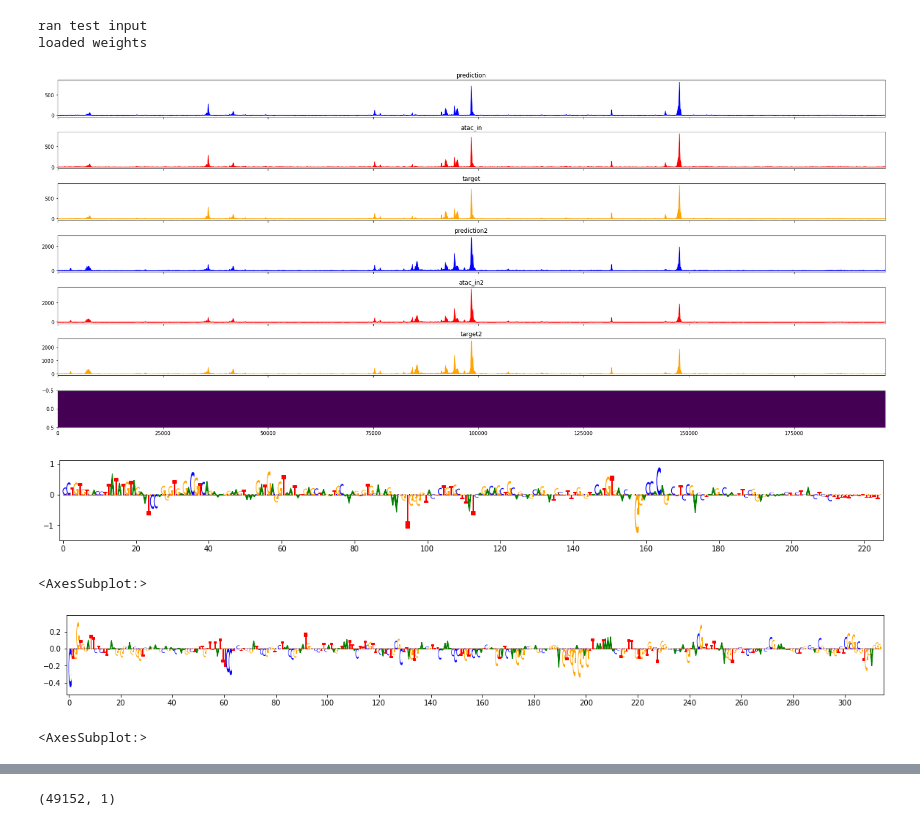
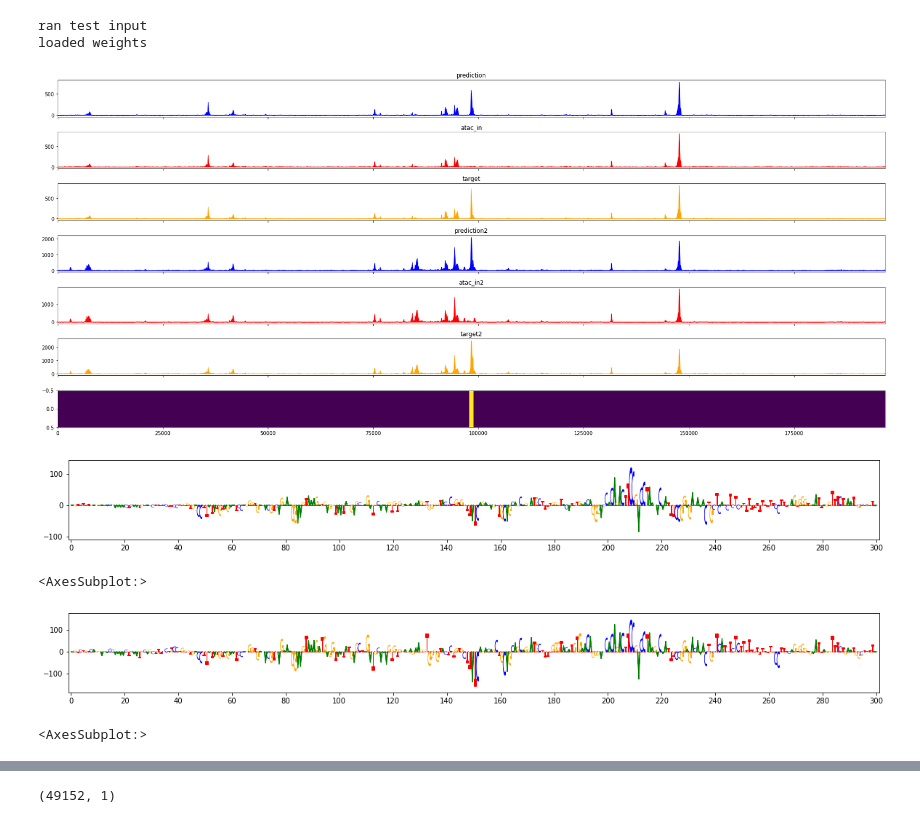
Before and after one commit to abuchin/genformer, a Jupyter notebook: visualization/plot_tracks_masked.ipynb, the cells around one changed output, grey strips where cells are left out. Drawn from its saved outputs; the diff is of its cells as text; code cells hidden in the pictures.

```diff
--- a/visualization/plot_tracks_masked.ipynb
+++ b/visualization/plot_tracks_masked.ipynb
@@ -97,12 +110,12 @@ model = aformer.aformer(kernel_transformation='relu_kernel_transformation',
                         use_rot_emb = True,
                         use_mask_pos = False,
                         normalize = True,
-                        num_transformer_layers=7,
+                        num_transformer_layers=6,
                         inits_type="enformer_performer",
                         load_init=False,
                         stable_variant=False,
                         freeze_conv_layers=False,
-                        filter_list_seq=[512,640,768,896,1024,1152],
+                        filter_list_seq=[768,896,1024,1152,1280,1536],
                         filter_list_atac=[32,64],
                         output_heads=["human","mouse","rhesus","rat"],
                         learnable_PE=True)
@@ -111,8 +124,9 @@ model = aformer.aformer(kernel_transformation='relu_kernel_transformation',
 test = tf.ones((1,262144,4)),tf.ones((1,65536,1))#,tf.ones((1,1,1536))
 model(test,training=False)
 print('ran test input')
-#model.load_weights("gs://picard-testing-176520/genformer_atac_pretrain/models/aformer_hg_mm_rm_rat_262k_load-True_LR-0.01_T-6_D-0.3_2023-04-18_12:37:42/iteration_12/saved_model")
-model.load_weights("gs://picard-testing-176520/genformer_atac_pretrain/models/aformer_hg_262k_load-True_LR-0.01_T-7_D-0.3_2023-04-13_15:39:43/final/saved_model")
+#model.load_weights("gs://picard-testing-176520/genformer_atac_pretrain/models/aformer_hg_mm_rm_rat_262k_load-True_LR-0.01_T-6_D-0.3_2023-04-18_12:37:42/iteration_24/saved_model")
+#model.load_weights("gs://picard-testing-176520/genformer_atac_pretrain/models/aformer_hg_262k_load-True_LR-0.01_T-7_D-0.3_2023-04-13_15:39:43/final/saved_model")
+model.load_weights("gs://picard-testing-176520/genformer_atac_pretrain/models/aformer_hg_262k_load-True_LR-0.01_T-6_D-0.3_2023-04-21_04:08:16/iteration_39/saved_model")
 print('loaded weights')
 # %% [output]
 ran test input
@@ -256,8 +274,8 @@ def deserialize_val(serialized_example,
                                       [output_length-crop_size*2,1])}
 # %%
 atac_mask = np.ones((2048,1))
-for k in tf.range(1022,1030):
-    atac_mask[k,0] = 1.0
+for k in tf.range(1020,1028):
+    atac_mask[k,0] = 0.0
 #for k in tf.range(1582,1598):
 #    atac_mask[k,0] = 0.0
 
@@ -301,7 +319,7 @@ for file in filenames:
 
     mask = np.zeros((1,1536,1))
     for k in range(1536):
-        if k in range(763,772):
+        if k in range(764,771):
             mask[0,k,0]=1
 
     seq_grads, atac_grads,full_grads, prediction,att_matrices,embedding = contribution_input_grad(model,inputs, mask)
@@ -337,22 +355,23 @@ atac_mask_expanded = (1.0 - tf.transpose(tf.slice(tf.expand_dims(tf.reshape(tf.t
          [32768,0],[196608,-1])))
 plot_tracks(tracks, atac_mask_expanded,0,196608)
 # %% [output]
-[figure, old version]
+[figure, new version]
 # %%
 ##### import modisco.visualization
 from modisco.visualization import viz_sequence
 
-viz_sequence.plot_weights((((tf.expand_dims(seq_grads_out[0],axis=1)) * test['sequence'][0,:,:4]))[130960:131184,:],
+
+viz_sequence.plot_weights((((tf.expand_dims(seq_grads_out[0],axis=1) - tf.reduce_mean(full_grads_out[0],axis=1,keepdims=True)) * test['sequence'][0,:,:4]))[130922:131222,:],
                           subticks_frequency=20)
 # %% [output]
-[figure, old version]
+[figure, new version]
 <AxesSubplot:>
 # %%
 ##### import modisco.visualization
 from modisco.visualization import viz_sequence
-
-viz_sequence.plot_weights((((tf.expand_dims(seq_grads_out[1],axis=1)) * test['sequence'][0,:,:4]))[130910:131224,:],
+#- tf.reduce_mean(full_grads_out[1], axis=1,keepdims=True)
+viz_sequence.plot_weights((((tf.expand_dims(seq_grads_out[1],axis=1) -  tf.reduce_mean(full_grads_out[1],axis=1,keepdims=True)) * test['sequence'][0,:,:4]))[130922:131222,:],
                           subticks_frequency=20)
 # %% [output]
-[figure, old version]
+[figure, new version]
 <AxesSubplot:>
```
Also changed, not shown: parts of 6 cells of this notebook, 5 other files.
